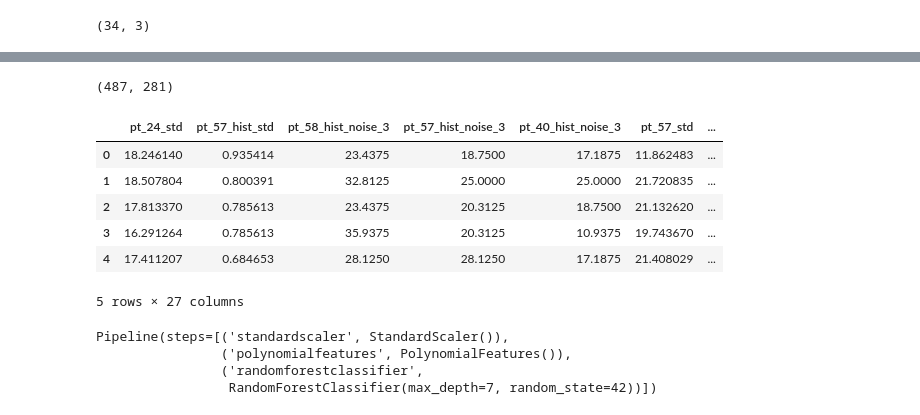
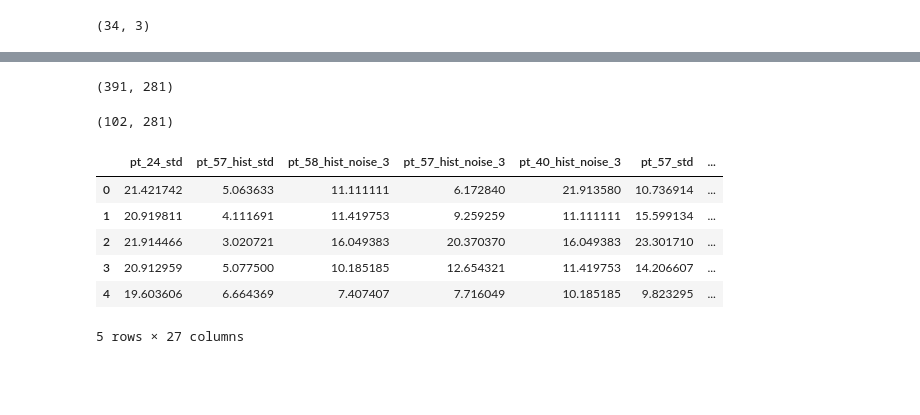
Before and after one commit to Trickster2038/BmstuDeepFake, a Jupyter notebook: notebook3.ipynb, the cells around one changed output, grey strips where cells are left out. Cells and saved outputs as stored; diff of their text form; code cells hidden in the pictures; blank space fills up the shorter version.

```diff
--- a/notebook3.ipynb
+++ b/notebook3.ipynb
@@ -119,3 +119,16 @@ features
  'pt_5_hist_noise_0.5',
  'overall_face_hist_std',
  'pt_24_hist_noise_0.5']
+# %%
+from sklearn.model_selection import train_test_split
+from sklearn.feature_selection import SelectKBest
+from sklearn.feature_selection import f_classif
+
+keys_train, keys_test, _, _ = train_test_split(
+    df_keys_cnt,
+    df_keys_cnt,
+    test_size=0.20,
+    random_state=420)
+keys_train = pd.DataFrame(keys_train)
+keys_test = pd.DataFrame(keys_test)
+keys_train.head()
@@ -122,7 +151,12 @@ features
 # %%
-df_merged = df_keys_cnt.merge(df, on='filename')
-df_merged["fake"] = df_merged["fake_x"]
-df_merged = df_merged.drop(columns=["index", "fake_x", "fake_y"])
-df_merged.head()
+df_merged_train = keys_train.merge(df, on='filename')
+df_merged_train["fake"] = df_merged_train["fake_x"]
+df_merged_train = df_merged_train.drop(columns=["index", "fake_x", "fake_y"])
+
+df_merged_test = keys_test.merge(df, on='filename')
+df_merged_test["fake"] = df_merged_test["fake_x"]
+df_merged_test = df_merged_test.drop(columns=["index", "fake_x", "fake_y"])
+
+df_merged_train.head()
 # %% [output]
 |  | cnt | filename | face_size_px | pt_48_std | pt_49_std | pt_50_std | pt_51_std | pt_52_std | pt_53_std | ... |
@@ -135,16 +179,24 @@ df_merged.head()
 # %%
-df_merged.shape
+df_merged_train.shape
 # %% [output]
-(487, 281)
+(391, 281)
+# %%
+df_merged_test.shape
+# %% [output]
+(102, 281)
 # %%
-y = df_merged['fake']
-X =  df_merged[features]
-pd.DataFrame(X).head()
+X_train =  df_merged_train[features]
+y_train = df_merged_train['fake']
+
+X_test =  df_merged_test[features]
+y_test = df_merged_test['fake']
+
+pd.DataFrame(X_train).head()
 # %% [output]
 |  | pt_24_std | pt_57_hist_std | pt_58_hist_noise_3 | pt_57_hist_noise_3 | pt_40_hist_noise_3 | pt_57_std | ... |
-| 0 | 18.246140 | 0.935414 | 23.4375 | 18.7500 | 17.1875 | 11.862483 | ... |
-| 1 | 18.507804 | 0.800391 | 32.8125 | 25.0000 | 25.0000 | 21.720835 | ... |
-| 2 | 17.813370 | 0.785613 | 23.4375 | 20.3125 | 18.7500 | 21.132620 | ... |
-| 3 | 16.291264 | 0.785613 | 35.9375 | 20.3125 | 10.9375 | 19.743670 | ... |
-| 4 | 17.411207 | 0.684653 | 28.1250 | 28.1250 | 17.1875 | 21.408029 | ... |
+| 0 | 21.421742 | 5.063633 | 11.111111 | 6.172840 | 21.913580 | 10.736914 | ... |
+| 1 | 20.919811 | 4.111691 | 11.419753 | 9.259259 | 11.111111 | 15.599134 | ... |
+| 2 | 21.914466 | 3.020721 | 16.049383 | 20.370370 | 16.049383 | 23.301710 | ... |
+| 3 | 20.912959 | 5.077500 | 10.185185 | 12.654321 | 11.419753 | 14.206607 | ... |
+| 4 | 19.603606 | 6.664369 | 7.407407 | 7.716049 | 10.185185 | 9.823295 | ... |
 5 rows × 27 columns
@@ -165,12 +207,7 @@ clf = load('random_forest_10.pkl')
 from sklearn.metrics import confusion_matrix
 from sklearn.metrics import classification_report
 # %%
-clf.fit(X_train, y_train)
+# clf = clf.fit(X_train, y_train)
-# %% [output]
-Pipeline(steps=[('standardscaler', StandardScaler()),
-                ('polynomialfeatures', PolynomialFeatures()),
-                ('randomforestclassifier',
-                 RandomForestClassifier(max_depth=7, random_state=42))])
 # %%
 y_pred = clf.predict(X_test)
 print(classification_report(
```
Also changed, not shown: parts of 12 cells of this notebook, 2 other files.
